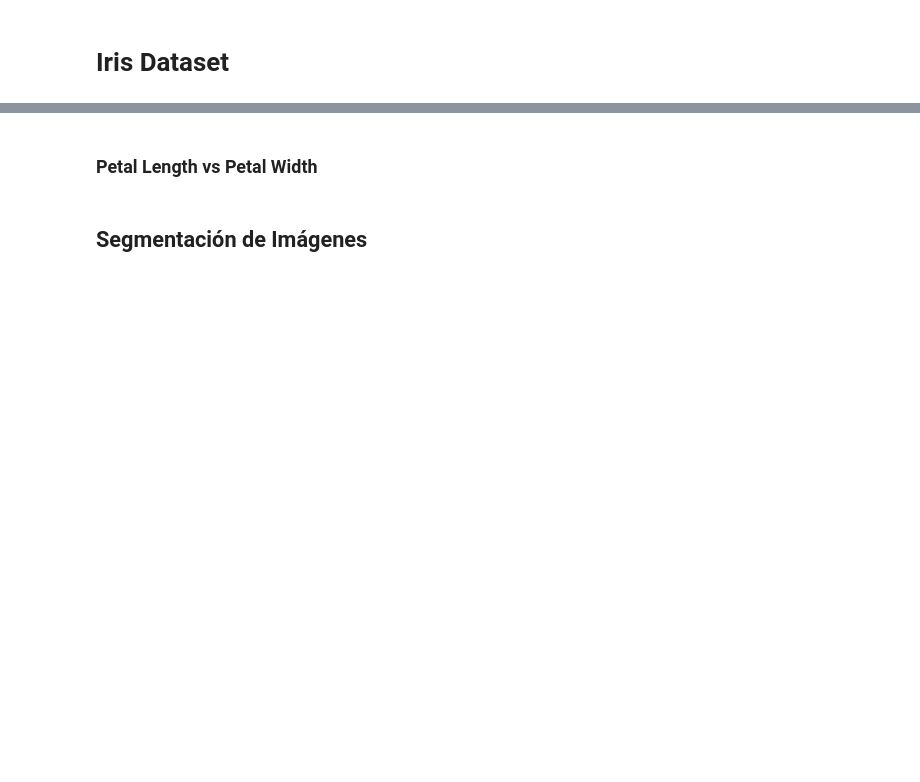
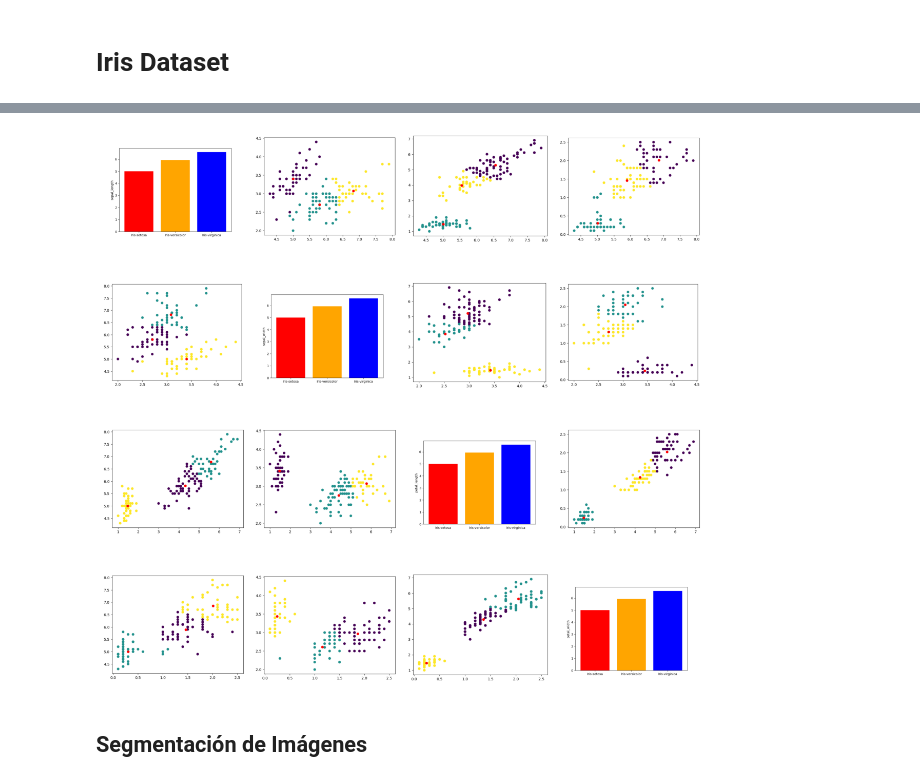
Before and after one commit to aaeilrv/CI5438-Proyecto3, a Jupyter notebook: tests.ipynb, the cells around one changed output, grey strips where cells are left out. Saved outputs shown, nothing was run; the diff lists cells and outputs as text; code cells hidden in the pictures; blank space fills up the shorter version.

```diff
--- a/tests.ipynb
+++ b/tests.ipynb
@@ -23,2 +57,0 @@ plt.show()
-# %% [markdown]
-### Petal Length vs Petal Width
@@ -37,3 +58,20 @@ plt.show()
+# %%
+filename = ['./img/iris_graphs/{i}_{j}.png'.format(i=i, j=j) for i in range(0, 4) for j in range(0, 4)]
+fig, ax = plt.subplots(4, 4, figsize=(12, 12))
+
+for i in range(len(filename)):
+    with open(filename[i], 'rb') as f:
+        image = Image.open(f)
+        row_index = i // 4
+        col_index = i % 4
+        ax[row_index][col_index].imshow(image)
+
+        ax[row_index][col_index].axis('off')
+
+plt.tight_layout()
+plt.show()
+# %% [output]
+[figure, added]
 # %% [markdown]
 ## Segmentación de Imágenes
 # %%
```
Also changed, not shown: parts of 9 cells of this notebook, 38 other files.
